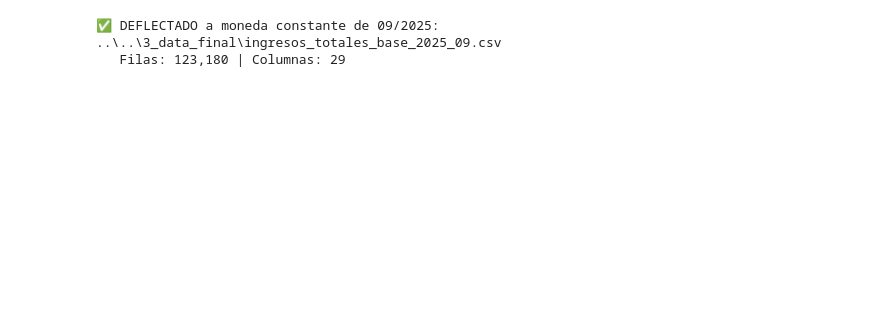
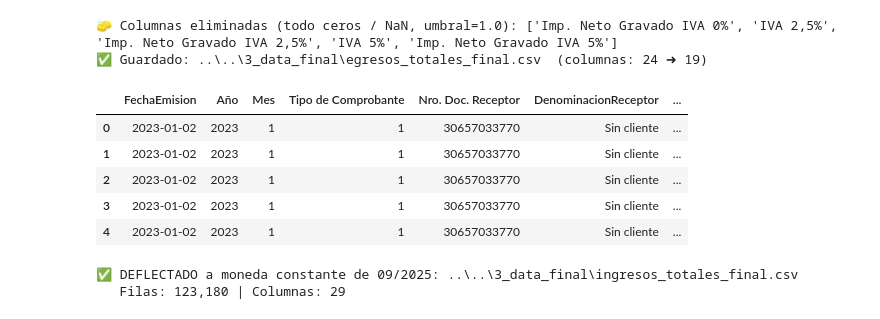
Before and after one commit to juanzappe/sanluis, a Jupyter notebook: notebook/ARCA/limpiar.ipynb, the cells around one changed output. Saved outputs shown, nothing was run; the diff lists cells and outputs as text; code cells hidden in the pictures; blank space fills up the shorter version.

```diff
--- a/notebook/ARCA/limpiar.ipynb
+++ b/notebook/ARCA/limpiar.ipynb
@@ -257,3 +292,33 @@ pd.read_csv(archivo_salida, sep=";", encoding="utf-8-sig").head()
+# %%
+# columnas que NO querés eliminar nunca
+proteger = [
+    "FechaEmision", "Año", "Mes",
+    "Tipo de Comprobante", "Nro. Doc. Receptor", "DenominacionReceptor",
+]
+
+# umbral: 1.0 = solo columnas todo ceros; 0.99 = columnas con ≥99% ceros
+archivo_salida = eliminar_columnas_cero_archivo(
+    archivo_entrada=ARCHIVO_EGRESOS_FINAL_PATH,
+    archivo_salida=ARCHIVO_EGRESOS_FINAL_PATH,  # sobrescribe el final (o dejalo en None para *_sin_ceros.csv)
+    excluir=proteger,
+    umbral_ceros=1.0,
+    sep=";",
+    encoding_in="utf-8-sig",
+    encoding_out="utf-8-sig",
+    verbose=True,
+)
+
+# vista rápida
+pd.read_csv(archivo_salida, sep=";", encoding="utf-8-sig").head()
+# %% [output]
+🧽 Columnas eliminadas (todo ceros / NaN, umbral=1.0): ['Imp. Neto Gravado IVA 0%', 'IVA 2,5%', 'Imp. Neto Gravado IVA 2,5%', 'IVA 5%', 'Imp. Neto Gravado IVA 5%']
+✅ Guardado: ..\..\3_data_final\egresos_totales_final.csv  (columnas: 24 ➜ 19)
+|  | FechaEmision | Año | Mes | Tipo de Comprobante | Nro. Doc. Receptor | DenominacionReceptor | ... |
+| 0 | 2023-01-02 | 2023 | 1 | 1 | 30657033770 | Sin cliente | ... |
+| 1 | 2023-01-02 | 2023 | 1 | 1 | 30657033770 | Sin cliente | ... |
+| 2 | 2023-01-02 | 2023 | 1 | 1 | 30657033770 | Sin cliente | ... |
+| 3 | 2023-01-02 | 2023 | 1 | 1 | 30657033770 | Sin cliente | ... |
+| 4 | 2023-01-02 | 2023 | 1 | 1 | 30657033770 | Sin cliente | ... |
 # %%
 # ==========================================================
 # DEFLECTAR INGRESOS_TOTALES A MONEDA CONSTANTE (p.ej. 09/2025)
@@ -411,11 +476,11 @@ df["TotalVenta_Nominal"] = df[col_total].round(0).astype("Int64")
 # ==========================================================
 # Guardar
 # ==========================================================
-SALIDA = INGRESOS_PATH.with_name(f"ingresos_totales_base_{BASE_ANIO}_{BASE_MES:02d}.csv")
+SALIDA = INGRESOS_PATH.with_name("ingresos_totales_final.csv")
 df.to_csv(SALIDA, index=False, sep=";", encoding="utf-8-sig")
 
 print(f"✅ DEFLECTADO a moneda constante de {BASE_MES:02d}/{BASE_ANIO}: {SALIDA}")
 print(f"   Filas: {len(df):,} | Columnas: {df.shape[1]}")
 # %% [output]
-✅ DEFLECTADO a moneda constante de 09/2025: ..\..\3_data_final\ingresos_totales_base_2025_09.csv
+✅ DEFLECTADO a moneda constante de 09/2025: ..\..\3_data_final\ingresos_totales_final.csv
    Filas: 123,180 | Columnas: 29
```
Also changed, not shown: parts of 6 cells of this notebook, 7 other files.
